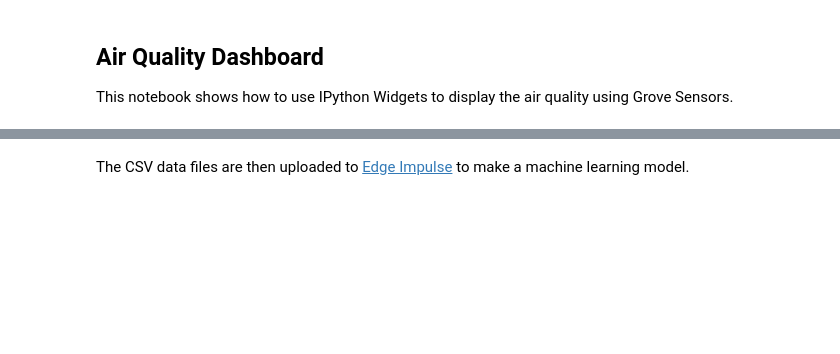
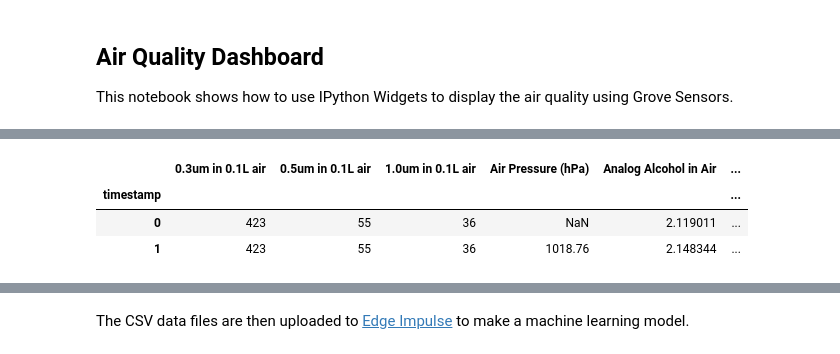
Before and after one commit to M0JPI/red-pitaya-projects, a Jupyter notebook: jupyter-notebooks/dashboard/Air_Quality_Dashboard_V0_2.ipynb, the cells around one changed output, grey strips where cells are left out. Cells and saved outputs as stored; diff of their text form; code cells hidden in the pictures; blank space fills up the shorter version.

```diff
--- a/jupyter-notebooks/dashboard/Air_Quality_Dashboard_V0_2.ipynb
+++ b/jupyter-notebooks/dashboard/Air_Quality_Dashboard_V0_2.ipynb
@@ -156 +176,29 @@ plt.show()
+# %%
+clean_data_table = pd.DataFrame() #Create an empty data frame to append to later
+clean_data_table['Analog Temperature (oC)'] = [air_data.analog_temp()]
+clean_data_table['Analog VOC in Air'] = [air_data.analog_voc_ratio()]
+clean_data_table['Analog Alcohol in Air'] = [air_data.analog_alcohol_ratio()]
+pms5003_data = air_data.pms5003.read()
+clean_data_table['0.3um in 0.1L air'] = [pms5003_data.pm_per_1l_air(0.3)]
+clean_data_table['0.5um in 0.1L air'] = [pms5003_data.pm_per_1l_air(0.5)]
+clean_data_table['1.0um in 0.1L air'] = [pms5003_data.pm_per_1l_air(1.0)]
+clean_data_table['GM102B VOC'] = [air_data.gas_gmxxxb.getGM102B_raw()]
+clean_data_table['GM302B VOC'] = [air_data.gas_gmxxxb.getGM302B_raw()]
+clean_data_table['GM502B VOC'] = [air_data.gas_gmxxxb.getGM502B_raw()]
+clean_data_table['GM702B VOC'] = [air_data.gas_gmxxxb.getGM702B_raw()]
+bme_680_latest = air_data.bme_680.get_sensor_data()
+clean_data_table['Digital Temperature (oC)'] = [bme_680_latest.temperature]
+clean_data_table['Air Pressure (hPa)'] = [bme_680_latest.pressure]
+clean_data_table['Humidity %'] = [bme_680_latest.humidity]
+clean_data_table['BM680 Heater Stable'] = [bme_680_latest.heat_stable]
+if bme_680_latest.heat_stable: #Only add gas resistance if it is reliable
+    clean_data_table['BM680 VOC'] = [bme_680_latest.gas_resistance]
+df = df.append(clean_data_table, ignore_index = True)
+df.index.name = 'timestamp'
+df
+# %% [output]
+|  | 0.3um in 0.1L air | 0.5um in 0.1L air | 1.0um in 0.1L air | Air Pressure (hPa) | Analog Alcohol in Air | ... |
+| timestamp |  |  |  |  |  | ... |
+| 0 | 423 | 55 | 36 | NaN | 2.119011 | ... |
+| 1 | 423 | 55 | 36 | 1018.76 | 2.148344 | ... |
 # %%
```
Also changed, not shown: parts of 19 cells of this notebook, 2 other files.
